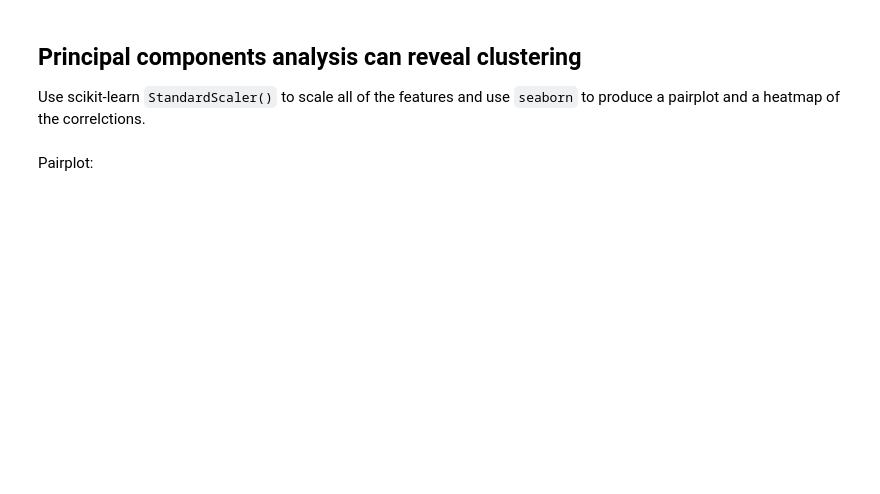
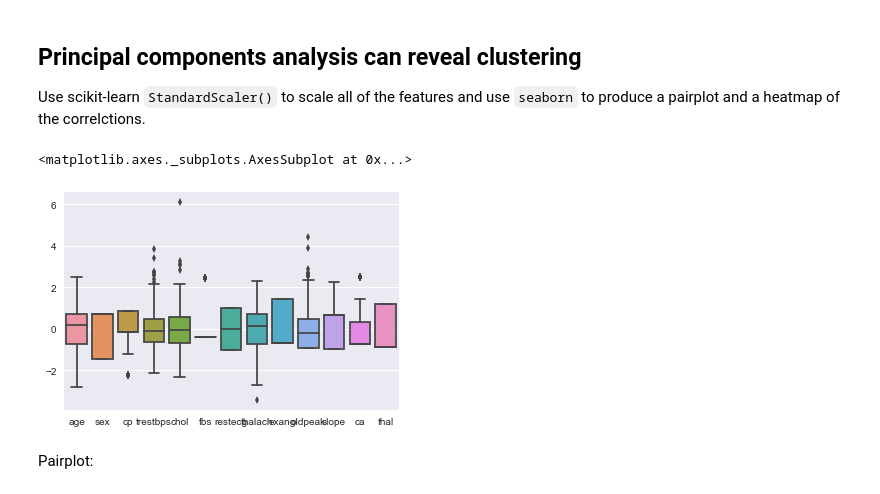
Before and after one commit to pjshort/london_data_sci_PCA_supervised, a Jupyter notebook: heart_disease_solution.ipynb, the cells around one changed output. Cells and saved outputs as stored; diff of their text form; code cells hidden in the pictures; blank space fills up the shorter version.

```diff
--- a/heart_disease_solution.ipynb
+++ b/heart_disease_solution.ipynb
@@ -56,6 +104,11 @@ X = X_scaled
 import seaborn as sns
 import matplotlib.pyplot as plt
 %matplotlib inline
+# %%
+sns.boxplot(X)
+# %% [output]
+<matplotlib.axes._subplots.AxesSubplot at 0x...>
+[figure, added]
 # %% [markdown]
 Pairplot:
 # %%
```
Also changed, not shown: parts of 38 cells of this notebook.
